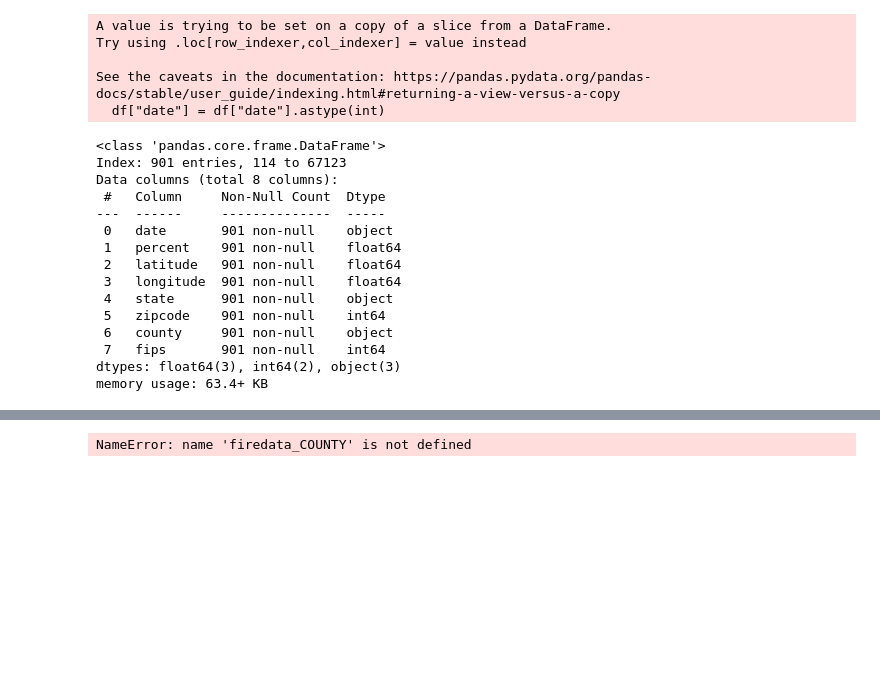
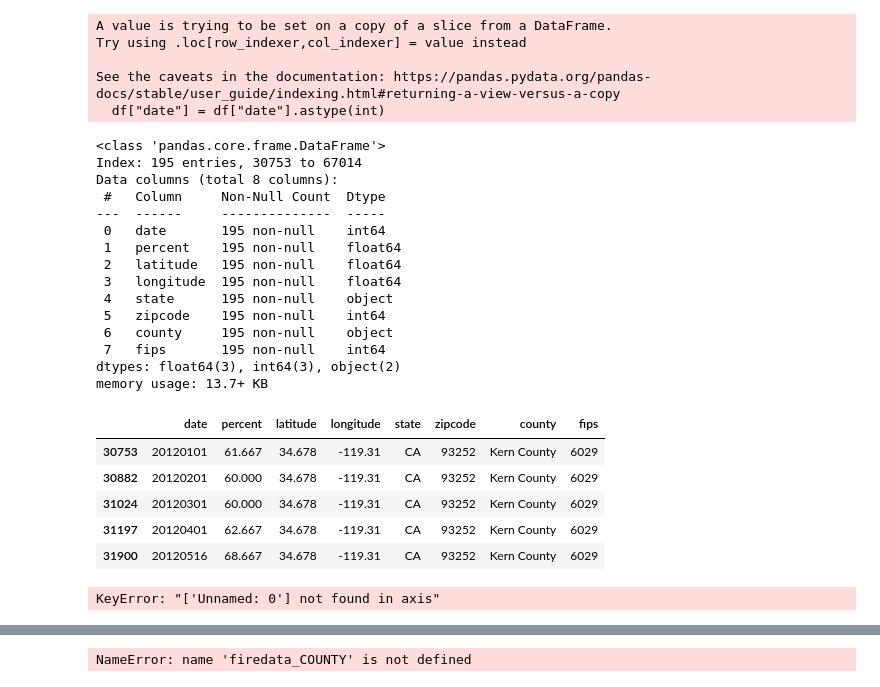
Before and after one commit to PaulZhou06/wildfire.paper, a Jupyter notebook: Wildfire0.ipynb, the cells around one changed output, grey strips where cells are left out. Cells and saved outputs as stored; diff of their text form; code cells hidden in the pictures; blank space fills up the shorter version.

Commit message:
Uploaded the processed data for Kern county

```diff
--- a/Wildfire0.ipynb
+++ b/Wildfire0.ipynb
@@ -1440,7 +1458,7 @@ if __name__ == "__main__":
     merge_dataframes_on_match(firedata_COUNTY, wind_COUNTY, 'DATE', 'date', 'aws')
 # %%
 #initial fuel moisture content csv
-fmc = pd.read_csv("Wildfire/Datasets/fuel_with_fips.csv")
+fmc = pd.read_csv("Datasets/fuel_with_fips.csv")
 # %%
 #Check to see if there are a good number of datapoints in "Wildfire/Datasets/fuel_with_fips.csv" that correspond to your desired county by going into the csv itself and using command f. If not, choose a nieghboring FIPS county that has a good amount of data.
 #change 6065 into your fips's corresponding INT. Change fmc_COUNTY into your corresponding county
@@ -1452,27 +1470,38 @@ if __name__ == "__main__":
 
 
     # Create a new DataFrame containing only rows with the specific value
-    fmc_COUNTY = filter_dataframe_by_value(fmc, 'fips', 6065)
+    fmc_COUNTY = filter_dataframe_by_value(fmc, 'fips', 6029)
 # %%
 #check to see that it's not empty (Change fmc_COUNTY into your corresponding county), if it is, you need to choose a fips that has data
 #If there is an additional column named "Unnamed: 0", run fmc_COUNTY.drop("Unnamed: 0", axis=1, inplace=True)
 fmc_COUNTY.info()
+fmc_COUNTY.head()
 # %% [output]
 <class 'pandas.core.frame.DataFrame'>
-Index: 901 entries, 114 to 67123
+Index: 195 entries, 30753 to 67014
 Data columns (total 8 columns):
  #   Column     Non-Null Count  Dtype
 ---  ------     --------------  -----
- 0   date       901 non-null    object
- 1   percent    901 non-null    float64
- 2   latitude   901 non-null    float64
- 3   longitude  901 non-null    float64
- 4   state      901 non-null    object
- 5   zipcode    901 non-null    int64
- 6   county     901 non-null    object
- 7   fips       901 non-null    int64
-dtypes: float64(3), int64(2), object(3)
-memory usage: 63.4+ KB
+ 0   date       195 non-null    int64
+ 1   percent    195 non-null    float64
+ 2   latitude   195 non-null    float64
+ 3   longitude  195 non-null    float64
+ 4   state      195 non-null    object
+ 5   zipcode    195 non-null    int64
+ 6   county     195 non-null    object
+ 7   fips       195 non-null    int64
+dtypes: float64(3), int64(3), object(2)
+memory usage: 13.7+ KB
+|  | date | percent | latitude | longitude | state | zipcode | county | fips |
+| 30753 | 20120101 | 61.667 | 34.678 | -119.31 | CA | 93252 | Kern County | 6029 |
+| 30882 | 20120201 | 60.000 | 34.678 | -119.31 | CA | 93252 | Kern County | 6029 |
+| 31024 | 20120301 | 60.000 | 34.678 | -119.31 | CA | 93252 | Kern County | 6029 |
+| 31197 | 20120401 | 62.667 | 34.678 | -119.31 | CA | 93252 | Kern County | 6029 |
+| 31900 | 20120516 | 68.667 | 34.678 | -119.31 | CA | 93252 | Kern County | 6029 |
+# %%
+fmc_COUNTY.drop("Unnamed: 0", axis=1, inplace=True)
+# %% [output]
+KeyError: "['Unnamed: 0'] not found in axis"
 # %%
 #changes the date format into the correct format. Change fmc_COUNTY into your corresponding county
 def convert_datetime_to_int(df):
```
Also changed, not shown: parts of 10 cells of this notebook, 4 other files.
